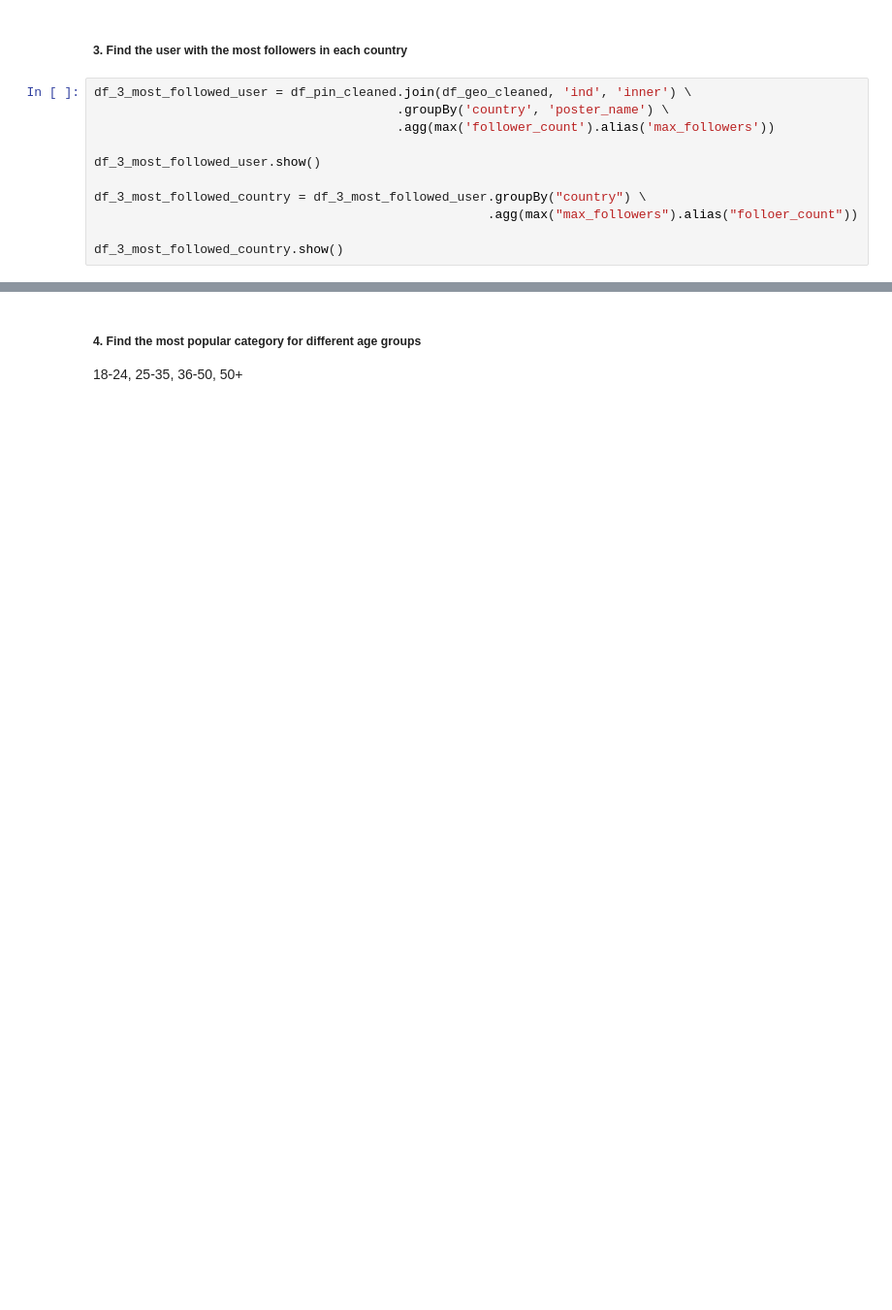
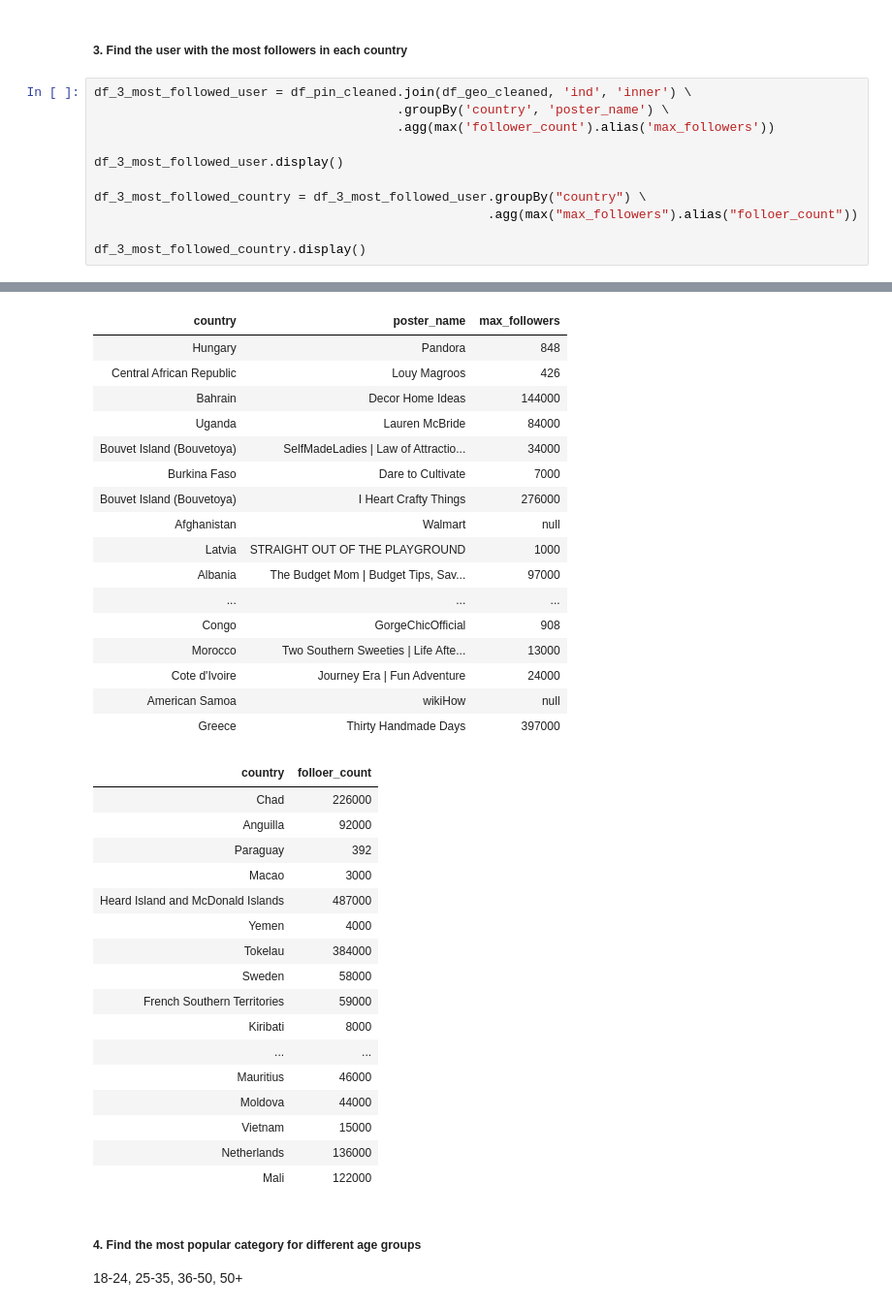
Before and after one commit to MAAQ90/pinterest-data-pipeline, a Jupyter notebook: databricks_notebooks/batch-data_kafka_read-transform-query.ipynb, the cells around one changed output, grey strips where cells are left out. Shown at 97% size. Drawn from its saved outputs; the diff is of its cells as text; blank space fills up the shorter version.

```diff
--- a/databricks_notebooks/batch-data_kafka_read-transform-query.ipynb
+++ b/databricks_notebooks/batch-data_kafka_read-transform-query.ipynb
@@ -221,10 +242,10 @@ df_3_most_followed_user = df_pin_cleaned.join(df_geo_cleaned, 'ind', 'inner') \
                                         .groupBy('country', 'poster_name') \
                                         .agg(max('follower_count').alias('max_followers'))
 
-df_3_most_followed_user.show()
+df_3_most_followed_user.display()
 
 df_3_most_followed_country = df_3_most_followed_user.groupBy("country") \
                                                     .agg(max("max_followers").alias("folloer_count"))
 
-df_3_most_followed_country.show()
+df_3_most_followed_country.display()
 # %% [output]
@@ -232,3 +252,37 @@ df_3_most_followed_country.show()
+| country | poster_name | max_followers |
+| Hungary | Pandora | 848 |
+| Central African Republic | Louy Magroos | 426 |
+| Bahrain | Decor Home Ideas | 144000 |
+| Uganda | Lauren McBride | 84000 |
+| Bouvet Island (Bouvetoya) | SelfMadeLadies | Law of Attractio... | 34000 |
+| Burkina Faso | Dare to Cultivate | 7000 |
+| Bouvet Island (Bouvetoya) | I Heart Crafty Things | 276000 |
+| Afghanistan | Walmart | null |
+| Latvia | STRAIGHT OUT OF THE PLAYGROUND | 1000 |
+| Albania | The Budget Mom | Budget Tips, Sav... | 97000 |
+| ... | ... | ... |
+| Congo | GorgeChicOfficial | 908 |
+| Morocco | Two Southern Sweeties | Life Afte... | 13000 |
+| Cote d'Ivoire | Journey Era | Fun Adventure | 24000 |
+| American Samoa | wikiHow | null |
+| Greece | Thirty Handmade Days | 397000 |
+| country | folloer_count |
+| Chad | 226000 |
+| Anguilla | 92000 |
+| Paraguay | 392 |
+| Macao | 3000 |
+| Heard Island and McDonald Islands | 487000 |
+| Yemen | 4000 |
+| Tokelau | 384000 |
+| Sweden | 58000 |
+| French Southern Territories | 59000 |
+| Kiribati | 8000 |
+| ... | ... |
+| Mauritius | 46000 |
+| Moldova | 44000 |
+| Vietnam | 15000 |
+| Netherlands | 136000 |
+| Mali | 122000 |
 # %% [markdown]
 ##### 4. Find the most popular category for different age groups
 18-24, 25-35, 36-50, 50+
```
Also changed, not shown: parts of 8 cells of this notebook.
